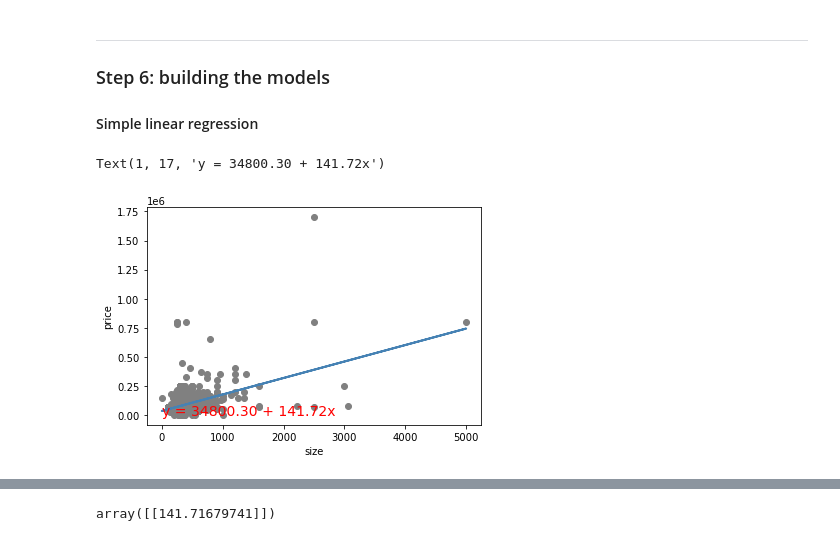
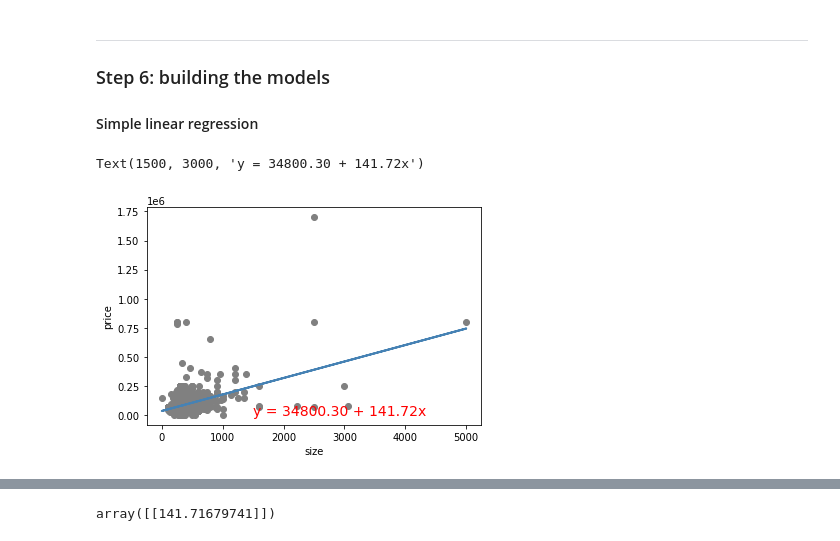
Before and after one commit to novr1512/saudi_aqar_price_prediction, a Jupyter notebook: fullCode.ipynb, the cells around one changed output, grey strips where cells are left out. Cells and saved outputs as stored; diff of their text form; code cells hidden in the pictures.

```diff
--- a/fullCode.ipynb
+++ b/fullCode.ipynb
@@ -471,17 +305,17 @@ lm_fit = lm_mod.fit(X_train[["size"]], y_train)
 # %%
 x_train = train["size"]
 y_train = train["price"]
 
 a, b = np.polyfit(x_train, y_train, 1)
 plt.scatter(x_train, y_train, color='grey')
 
 plt.plot(x_train, a*x_train+b, color='steelblue', linestyle='-', linewidth=2)
 plt.xlabel('size')
 plt.ylabel('price')
 
-plt.text( 1,17,'y = ' + '{:.2f}'.format(b) + ' + {:.2f}'.format(a) + 'x', size=14, color = 'red')
+plt.text( 1500,3000,'y = ' + '{:.2f}'.format(b) + ' + {:.2f}'.format(a) + 'x', size=14, color = 'red')
 # %% [output]
-Text(1, 17, 'y = 34800.30 + 141.72x')
+Text(1500, 3000, 'y = 34800.30 + 141.72x')
-[figure, old version]
+[figure, new version]
 # %%
 lm_fit.intercept_
```
Also changed, not shown: parts of 34 cells of this notebook, 2 other files.
